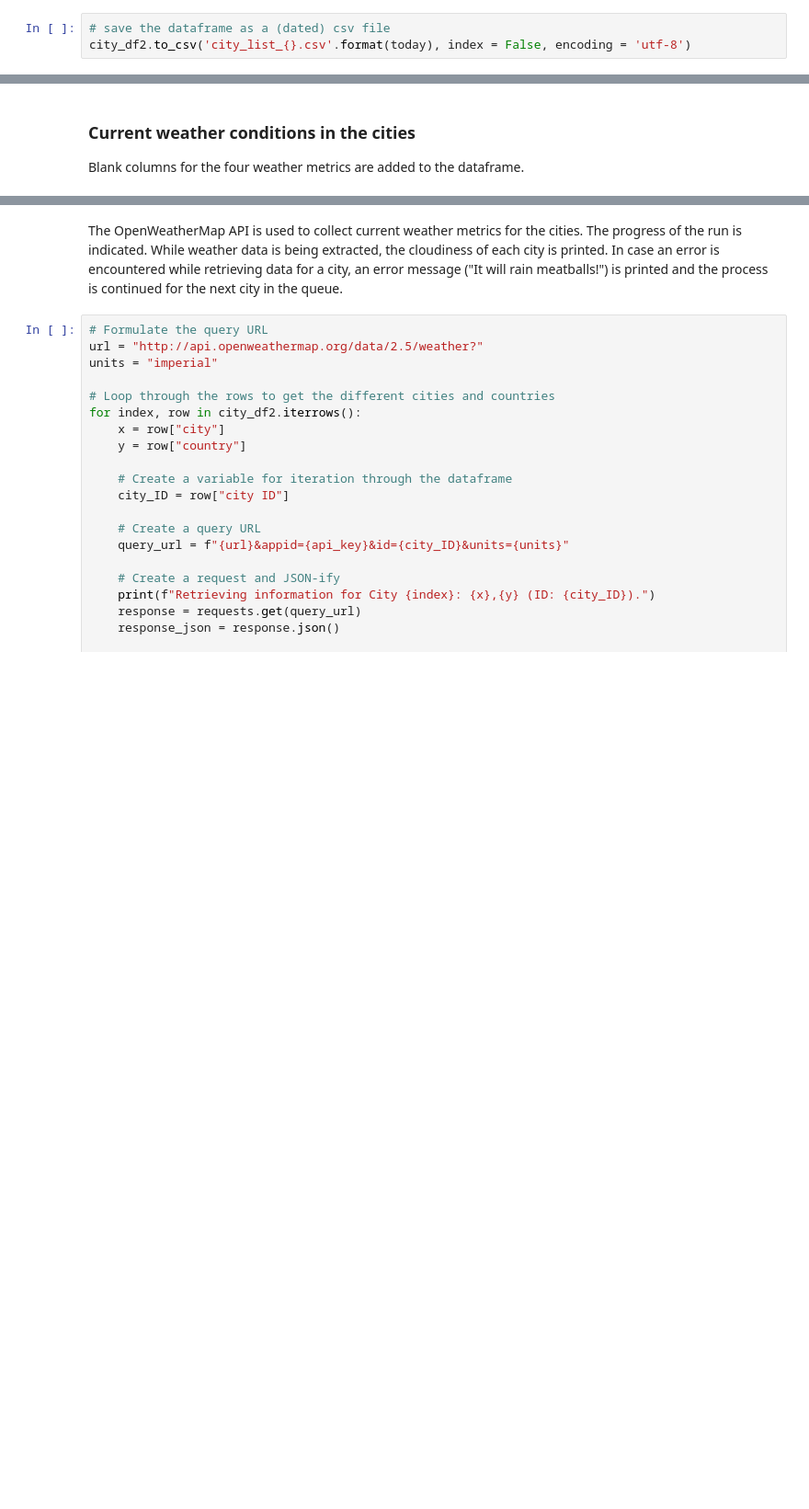
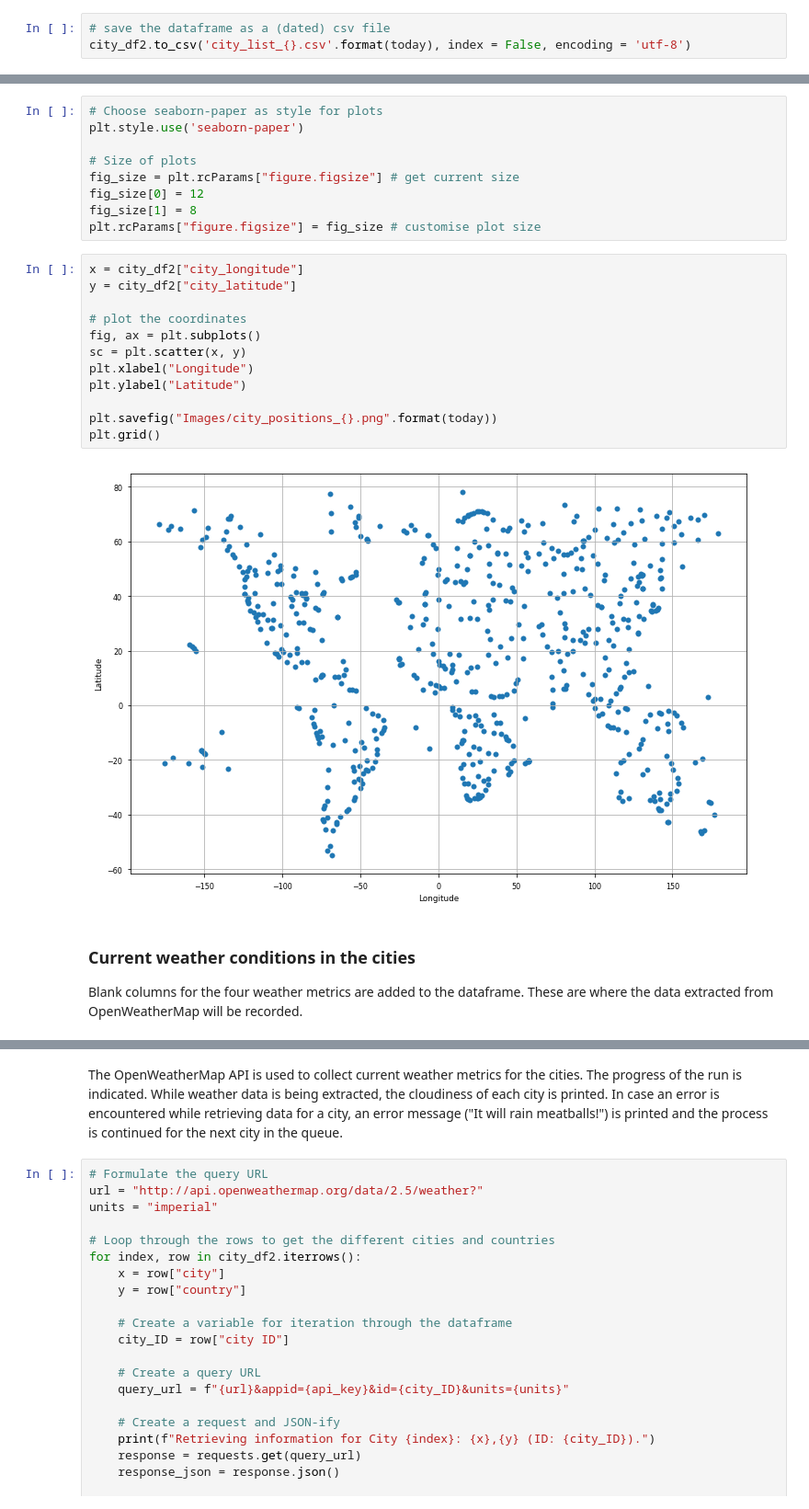
Before and after one commit to rochiecuevas/WeatherPy, a Jupyter notebook: WeatherPy.ipynb, the cells around one changed output, grey strips where cells are left out. Shown: that part at 92% size. Saved outputs shown, nothing was run; the diff lists cells and outputs as text; blank space fills up the shorter version.

```diff
--- a/WeatherPy.ipynb
+++ b/WeatherPy.ipynb
@@ -206,6 +231,29 @@ city_df2.to_csv('city_list_{}.csv'.format(today), index = False, encoding = 'utf
+# %%
+# Choose seaborn-paper as style for plots
+plt.style.use('seaborn-paper')
+
+# Size of plots
+fig_size = plt.rcParams["figure.figsize"] # get current size
+fig_size[0] = 12
+fig_size[1] = 8
+plt.rcParams["figure.figsize"] = fig_size # customise plot size
+# %%
+x = city_df2["city_longitude"]
+y = city_df2["city_latitude"]
+
+# plot the coordinates
+fig, ax = plt.subplots()
+sc = plt.scatter(x, y)
+plt.xlabel("Longitude")
+plt.ylabel("Latitude")
+
+plt.savefig("Images/city_positions_{}.png".format(today))
+plt.grid()
+# %% [output]
+[figure, added]
 # %% [markdown]
 ### Current weather conditions in the cities
-Blank columns for the four weather metrics are added to the dataframe.
+Blank columns for the four weather metrics are added to the dataframe. These are where the data extracted from OpenWeatherMap will be recorded.
 # %%
 # Add new columns
 city_df2["Temperature (F)"] = ""
```
Also changed, not shown: parts of 22 cells of this notebook, 14 other files.
